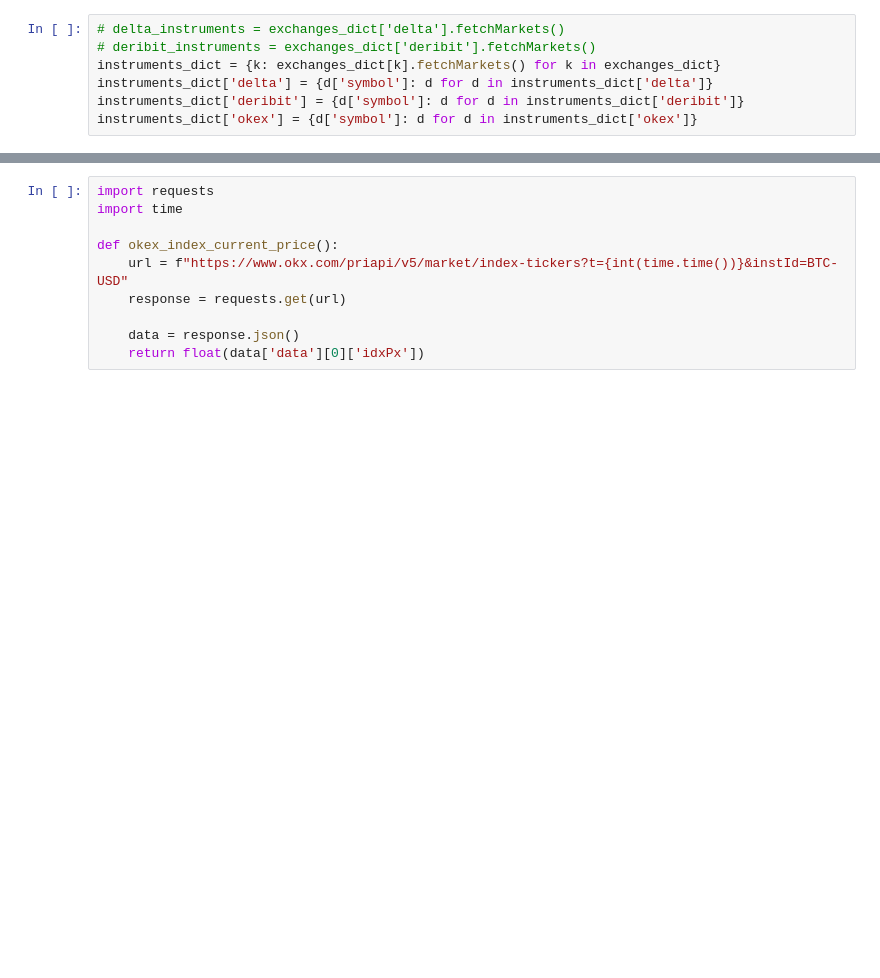
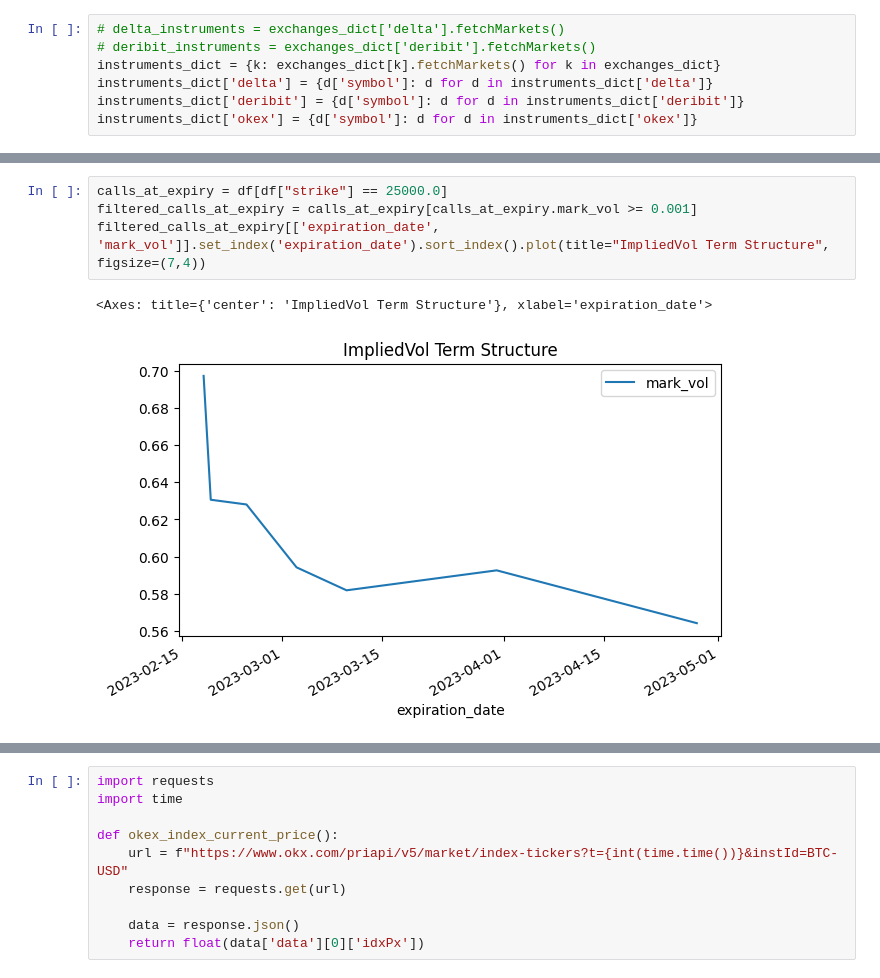
Before and after one commit to Altway/data-acc, a Jupyter notebook: delta_exchange_api.ipynb, the cells around one changed output, grey strips where cells are left out. Cells and saved outputs as stored; diff of their text form; blank space fills up the shorter version.

```diff
--- a/delta_exchange_api.ipynb
+++ b/delta_exchange_api.ipynb
@@ -118,0 +194,7 @@ dict_keys(['BTC/USDT', 'ETH/USDT', 'OKB/USDT', 'OKT/USDT', 'LTC/USDT', 'DOT/USDT
+# %%
+calls_at_expiry = df[df["strike"] == 25000.0]
+filtered_calls_at_expiry = calls_at_expiry[calls_at_expiry.mark_vol >= 0.001]
+filtered_calls_at_expiry[['expiration_date', 'mark_vol']].set_index('expiration_date').sort_index().plot(title="ImpliedVol Term Structure", figsize=(7,4))
+# %% [output]
+<Axes: title={'center': 'ImpliedVol Term Structure'}, xlabel='expiration_date'>
+[figure, added]
```
Also changed, not shown: parts of 20 cells of this notebook.
